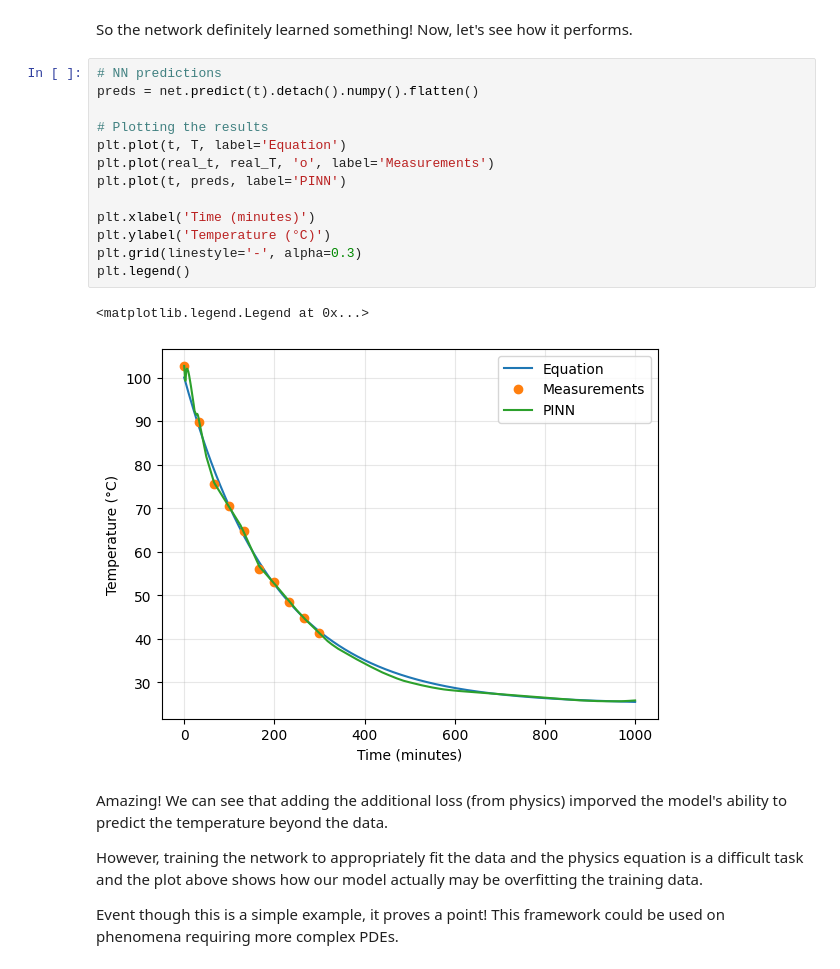
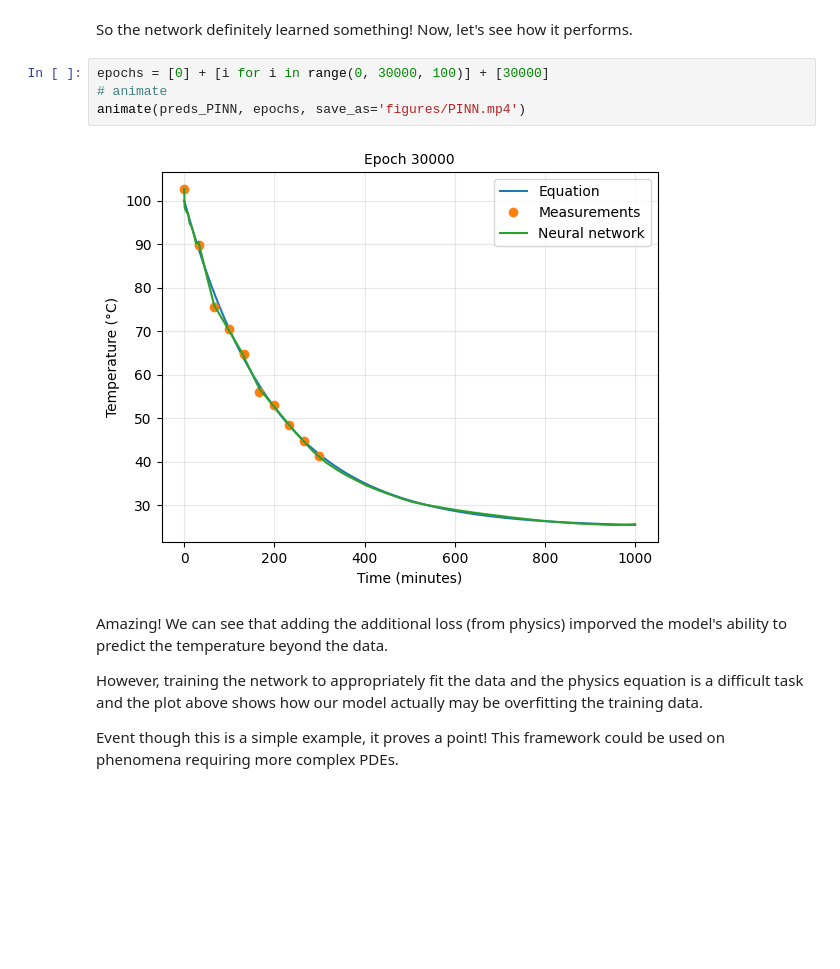
Before and after one commit to CodingRadish/PINN-coffee-example, a Jupyter notebook: coolingCoffeeExample.ipynb, the cells around one changed output. Cells and saved outputs as stored; diff of their text form; blank space fills up the shorter version.

```diff
--- a/coolingCoffeeExample.ipynb
+++ b/coolingCoffeeExample.ipynb
@@ -210,21 +213,11 @@ Epoch 29000, loss 0.09094853699207306
 # %% [markdown]
 So the network definitely learned something! Now, let's see how it performs.
-# %%
-# NN predictions
-preds = net.predict(t).detach().numpy().flatten()
-
-# Plotting the results
-plt.plot(t, T, label='Equation')
-plt.plot(real_t, real_T, 'o', label='Measurements')
-plt.plot(t, preds, label='PINN')
-
-plt.xlabel('Time (minutes)')
-plt.ylabel('Temperature (°C)')
-plt.grid(linestyle='-', alpha=0.3)
-plt.legend()
-# %% [output]
-<matplotlib.legend.Legend at 0x...>
-[figure, removed]
+# %%
+epochs = [0] + [i for i in range(0, 30000, 100)] + [30000]
+# animate
+animate(preds_PINN, epochs, save_as='figures/PINN.mp4')
+# %% [output]
+[figure, added]
 # %% [markdown]
 Amazing! We can see that adding the additional loss (from physics) imporved the model's ability to predict the temperature beyond the data.
 
```
Also changed, not shown: parts of 8 cells of this notebook, 4 other files.
